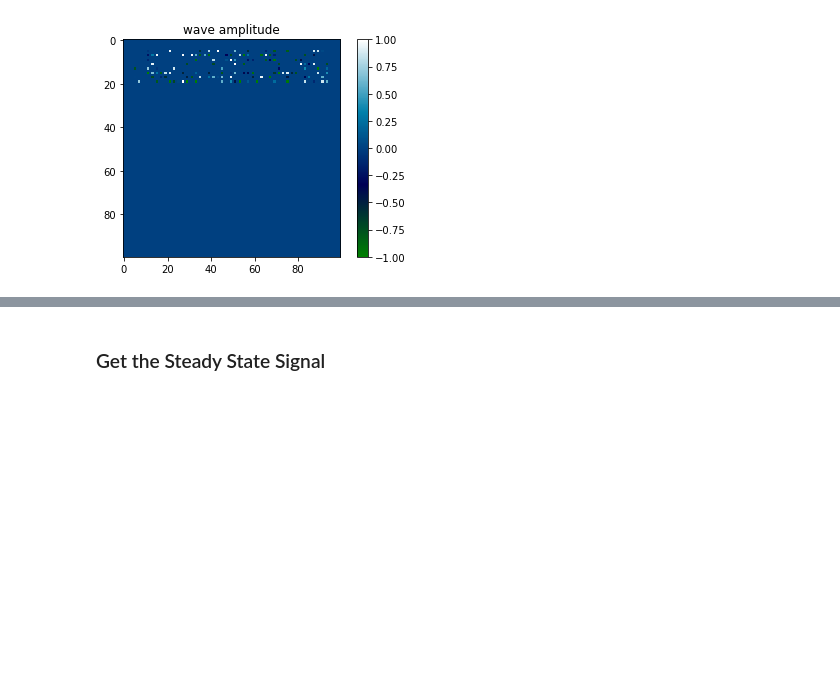
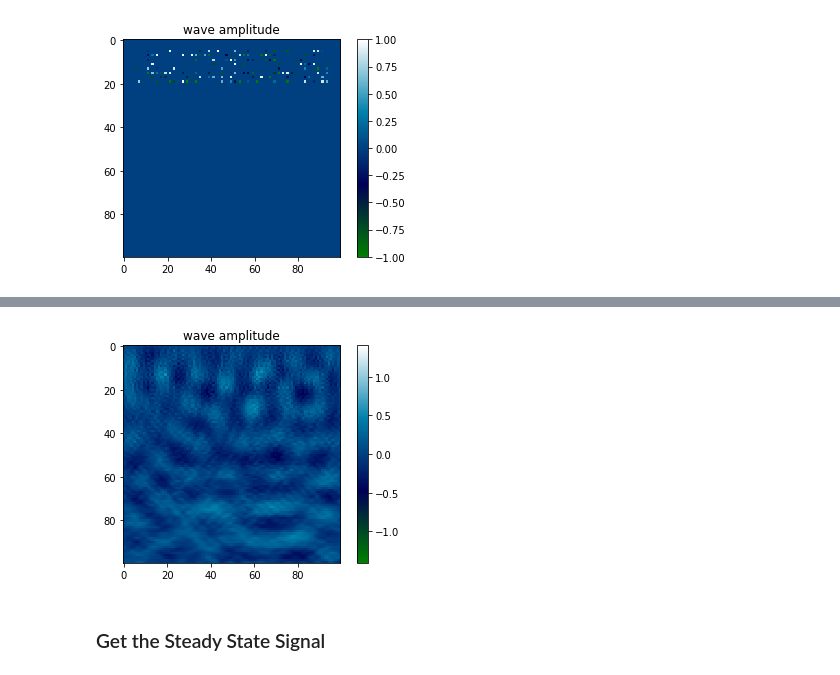
Before and after one commit to dwidemann/self_supervision_for_transfer_learning, a Jupyter notebook: notebooks/generate_wave_eqn_data.ipynb, the cells around one changed output, grey strips where cells are left out. Drawn from its saved outputs; the diff is of its cells as text; code cells hidden in the pictures; blank space fills up the shorter version.

```diff
--- a/notebooks/generate_wave_eqn_data.ipynb
+++ b/notebooks/generate_wave_eqn_data.ipynb
@@ -58,8 +58,9 @@ def generate_input(num_sources=128,max_u0=1.,grid_size=100,f0=2,d_Hz=.1,nt=200,d
         freqs.append(f0_samp)
         phase = 0
         if not insync:
-            phase = np.random.rand()
-        f[:,j,i] = torch.tensor(max_u0*np.sin(2*np.pi*(f0_samp*t + phase)))
+            phase = 2*np.pi*np.random.rand()
+        f[:,j,i] = torch.tensor(max_u0*np.sin(2*np.pi*(f0_samp*t)+phase))
+        #plt.plot(t,f[:,j,i].detach().numpy())
     prev_u = torch.zeros((grid_size,grid_size),requires_grad=True)
     u, prev_u = Variable(f, requires_grad=True), Variable(prev_u, requires_grad=True)
     return u, prev_u, source_locs, freqs
@@ -169,6 +184,38 @@ def animate(i):
     return (fig,)
 # %%
 anim.save('wave_equation.mp4', fps=30, extra_args=['-vcodec', 'libx264'])
+# %%
+# EXPORT
+def create_movie(s,outfile='wave_equation.mp4'):
+    ti = 0
+    title = 'wave amplitude'
+    u_mx = np.max(np.abs(s))
+    fig = plt.figure()
+    ax = fig.add_subplot(111)
+    plt.title(title)
+    cmap = plt.cm.ocean
+    img = ax.imshow(s[0], cmap=cmap, vmin=-u_mx, vmax=u_mx)
+    fig.colorbar(img, orientation='vertical')
+    #plt.show()
+
+    # initialization function: plot the background of each frame
+    def init():
+        img = ax.imshow(s[0], cmap=cmap, vmin=-u_mx, vmax=u_mx)
+        return (fig,)
+
+    # animation function. This is called sequentially
+    def animate(i):
+        img = ax.imshow(s[i], cmap=cmap, vmin=-u_mx, vmax=u_mx)
+        return (fig,)
+
+    # call the animator. blit=True means only re-draw the parts that have changed.
+    anim = animation.FuncAnimation(fig, animate, init_func=init,
+                                   frames=len(s), interval=20, blit=True)
+    anim.save(outfile, fps=30, extra_args=['-vcodec', 'libx264'])
+# %%
+create_movie(s,outfile='test.mp4')
+# %% [output]
+[figure, added]
 # %% [markdown]
 ### Get the Steady State Signal
 # %% [markdown]
```
Also changed, not shown: parts of 9 cells of this notebook, 2 other files.
